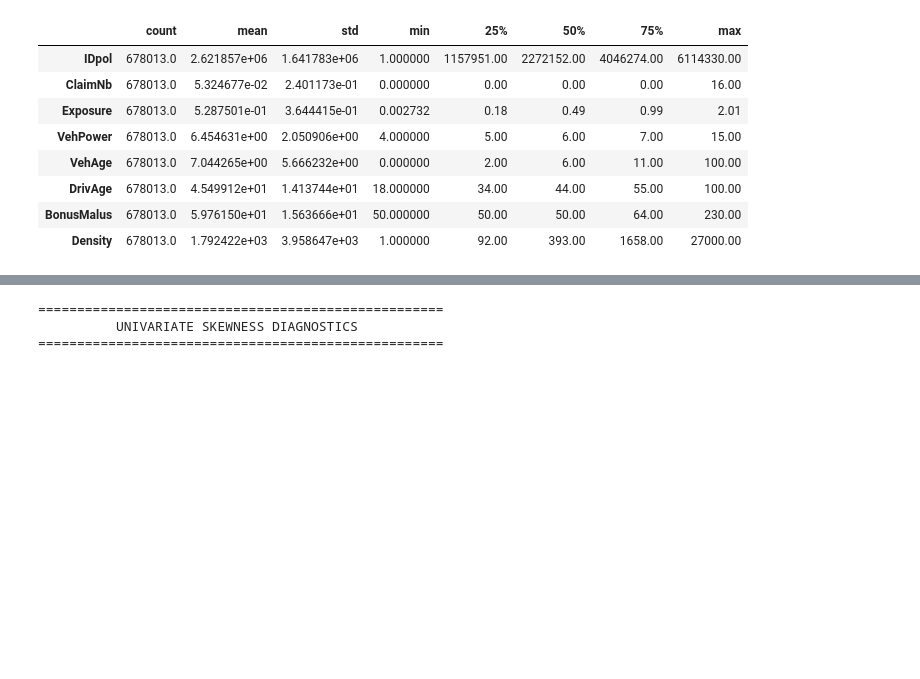
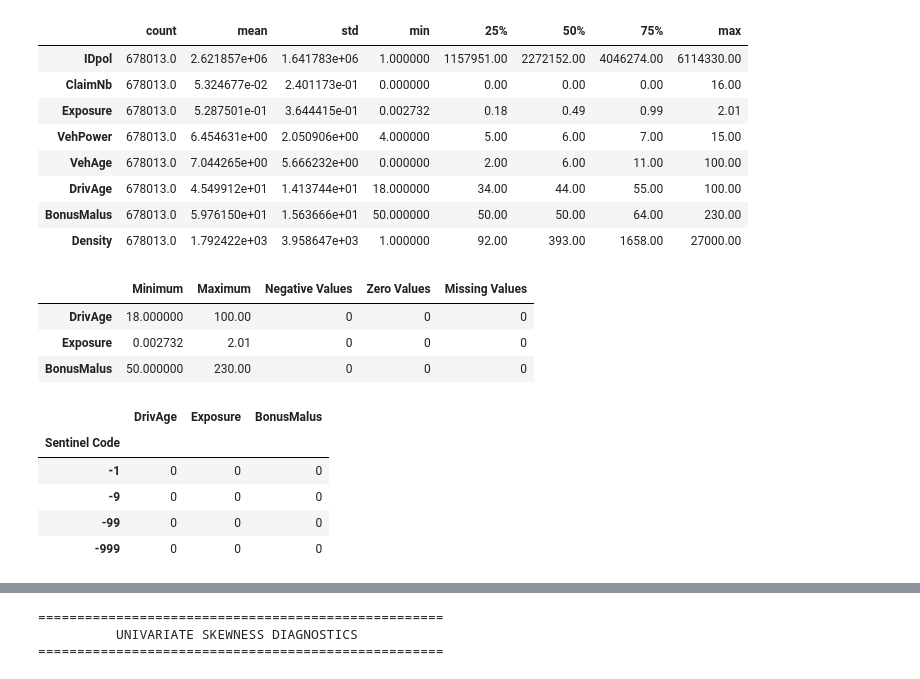
Before and after one commit to MinYang5859/msba265_module1_Min, a Jupyter notebook: notebooks/01_eda_and_data_dictionary.ipynb, the cells around one changed output, grey strips where cells are left out. Drawn from its saved outputs; the diff is of its cells as text; code cells hidden in the pictures; blank space fills up the shorter version.

```diff
--- a/notebooks/01_eda_and_data_dictionary.ipynb
+++ b/notebooks/01_eda_and_data_dictionary.ipynb
@@ -96,4 +96,40 @@ df.describe().T
 | DrivAge | 678013.0 | 4.549912e+01 | 1.413744e+01 | 18.000000 | 34.00 | 44.00 | 55.00 | 100.00 |
 | BonusMalus | 678013.0 | 5.976150e+01 | 1.563666e+01 | 50.000000 | 50.00 | 50.00 | 64.00 | 230.00 |
 | Density | 678013.0 | 1.792422e+03 | 3.958647e+03 | 1.000000 | 92.00 | 393.00 | 1658.00 | 27000.00 |
+# %%
+# Part 2.2: Raw Boundary Audit
+
+audit_columns = ["DrivAge", "Exposure", "BonusMalus"]
+
+boundary_audit = pd.DataFrame({
+    "Minimum": df[audit_columns].min(),
+    "Maximum": df[audit_columns].max(),
+    "Negative Values": (df[audit_columns] < 0).sum(),
+    "Zero Values": (df[audit_columns] == 0).sum(),
+    "Missing Values": df[audit_columns].isna().sum()
+})
+
+display(boundary_audit)
+
+# Check common numeric sentinel codes used to represent missing values
+sentinel_codes = [-1, -9, -99, -999]
+
+sentinel_audit = pd.DataFrame({
+    code: (df[audit_columns] == code).sum()
+    for code in sentinel_codes
+}).T
+
+sentinel_audit.index.name = "Sentinel Code"
+display(sentinel_audit)
+# %% [output]
+|  | Minimum | Maximum | Negative Values | Zero Values | Missing Values |
+| DrivAge | 18.000000 | 100.00 | 0 | 0 | 0 |
+| Exposure | 0.002732 | 2.01 | 0 | 0 | 0 |
+| BonusMalus | 50.000000 | 230.00 | 0 | 0 | 0 |
+|  | DrivAge | Exposure | BonusMalus |
+| Sentinel Code |  |  |  |
+| -1 | 0 | 0 | 0 |
+| -9 | 0 | 0 | 0 |
+| -99 | 0 | 0 | 0 |
+| -999 | 0 | 0 | 0 |
 # %% [markdown]
```
Also changed, not shown: parts of 12 cells of this notebook, 1 other file.
